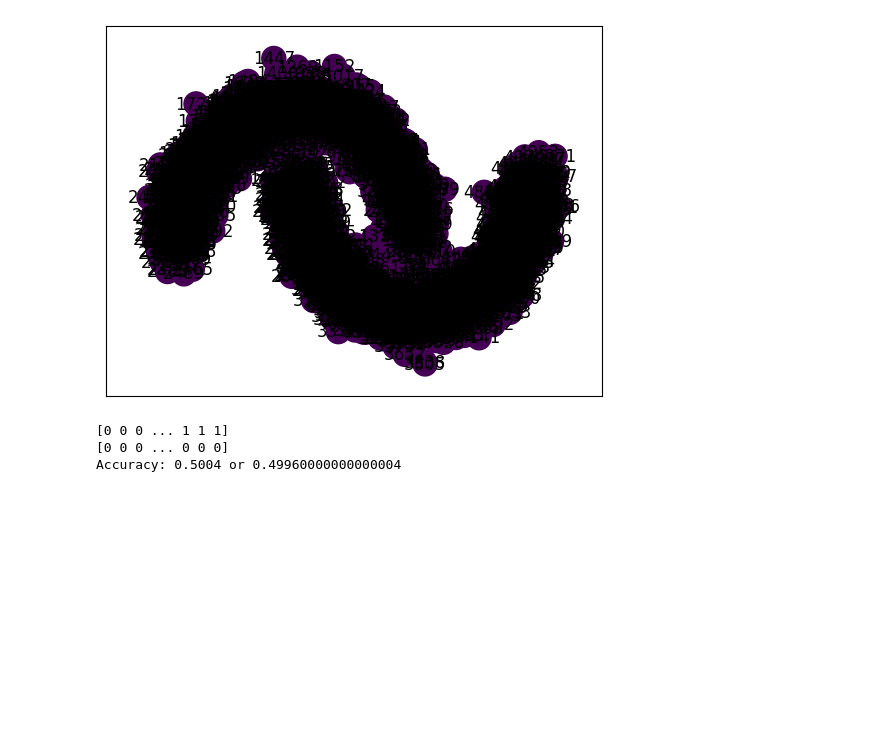
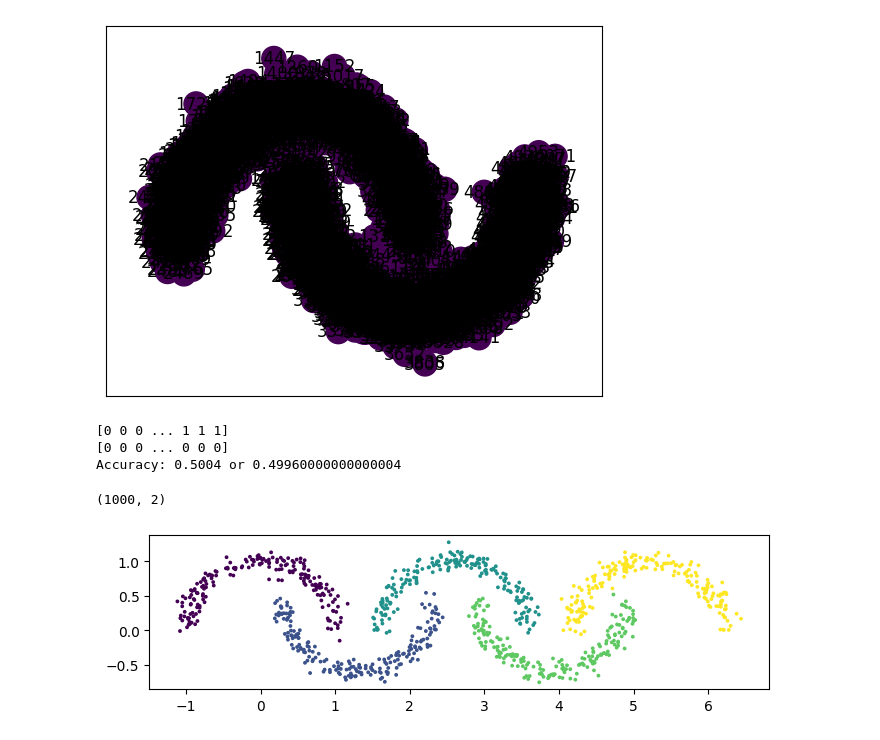
Before and after one commit to uol-feps-soc-comp3932-2324-classroom/synoptic-project-cassimpatel, a Jupyter notebook: network_datasets.ipynb, the cells around one changed output. Saved outputs shown, nothing was run; the diff lists cells and outputs as text; code cells hidden in the pictures; blank space fills up the shorter version.

Commit message:
Added arbitary n_moons generation

```diff
--- a/network_datasets.ipynb
+++ b/network_datasets.ipynb
@@ -243,3 +243,48 @@ class CustomTransformer(BaseEstimator, TransformerMixin):
         # Perform arbitary transformation
         X["random_int"] = randint(0, 10, X.shape[0])
         return X
+# %%
+def make_many_moons(n_moons, sigma, n_points, y_shift = 0.5):
+    # TODO: error checking for invalid parameters specified
+
+    # calculate number of points per moon
+    n_points_per_moon = math.ceil(n_points / n_moons)
+    moons = []
+
+    for y in range(n_moons):
+        # generate random values over pi range, factor to flip if an odd indexed moon
+        q = np.random.uniform(0,np.pi,size=n_points_per_moon)
+        factor = -1 if y % 2 else 1
+
+        # calculate x and y positions based on circle transformations, and cluster ground_truth
+        moon = np.zeros((n_points_per_moon, 3))
+        moon[:,0] = np.cos(q) + y + 0.3*y
+        moon[:,1] = (np.sin(q) * factor) + (factor == -1) * y_shift
+        moon[:,2] = y
+        moons.append(moon)
+
+        # apply random noise to x and y points
+        noise = np.random.normal(0, sigma, size=moon[:,:2].shape)
+        moon[:,:2] += noise
+
+    # join into np_array, randomise order and trim additional points
+    moons = np.concatenate(moons)
+    np.random.shuffle(moons)
+    moons = moons[:n_points, :]
+    return moons[:,:2], moons[:,2]
+
+
+X, y = make_many_moons(
+    n_moons=5,
+    sigma=0.08,
+    n_points=1000,
+    y_shift = 0.4
+)
+
+print(X.shape)
+plt.figure(figsize=(8, 2))
+plt.scatter(X[:,0], X[:,1], c=y, s=3)
+plt.show()
+# %% [output]
+(1000, 2)
+[figure, added]
```
